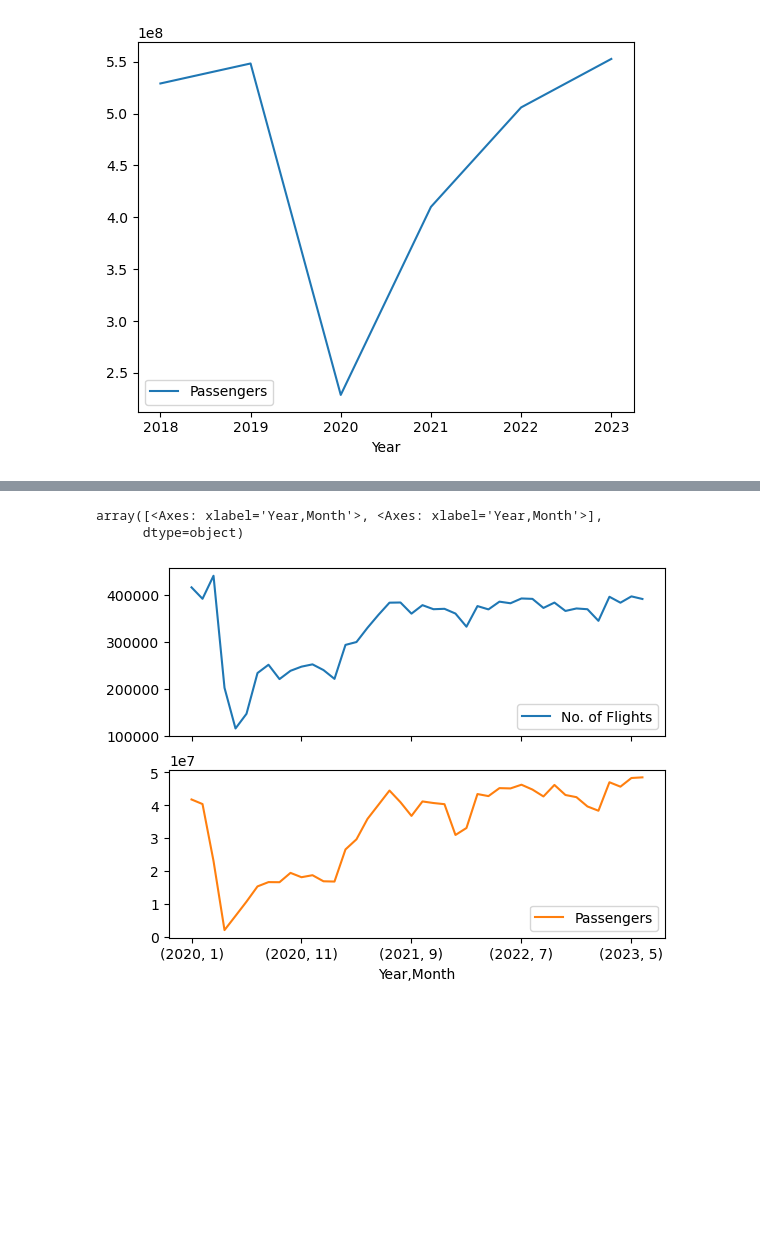
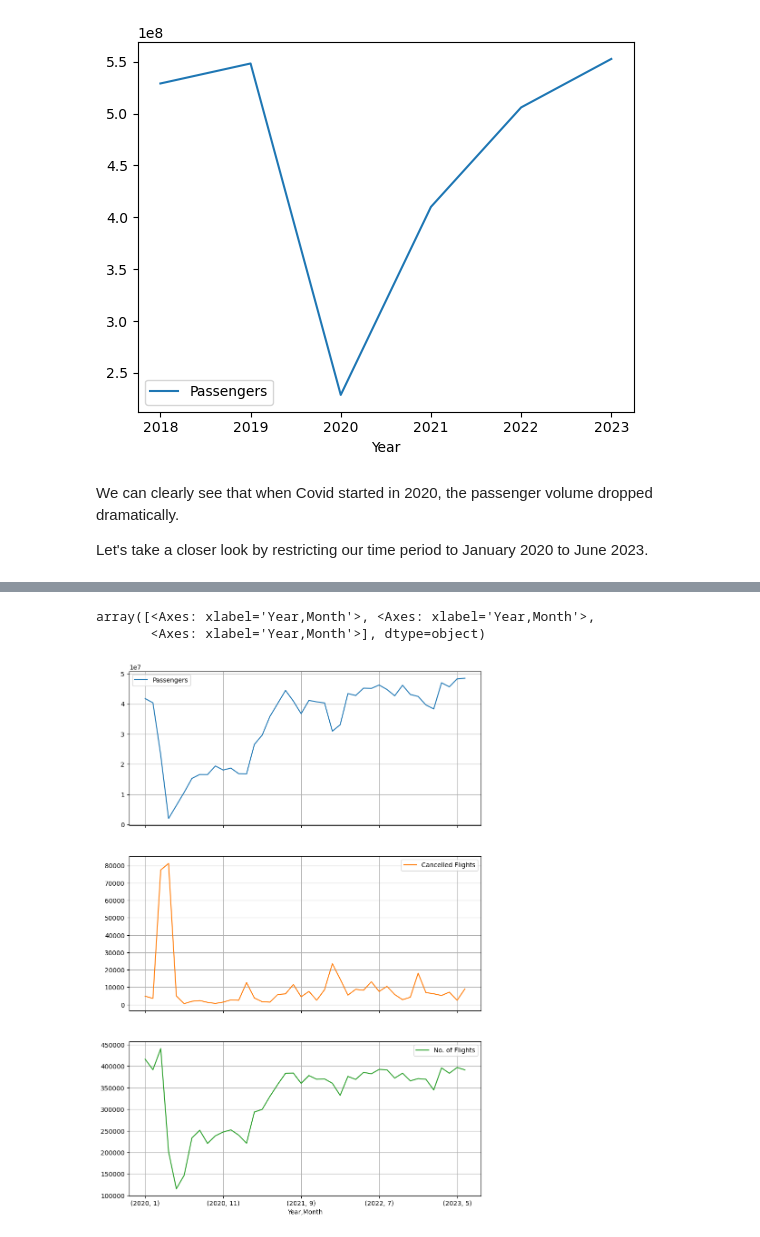
Before and after one commit to silas-ph/Group_6_EDA, a Jupyter notebook: p1_flight_data_analysis.ipynb, the cells around one changed output, grey strips where cells are left out. Drawn from its saved outputs; the diff is of its cells as text; code cells hidden in the pictures; blank space fills up the shorter version.

```diff
--- a/p1_flight_data_analysis.ipynb
+++ b/p1_flight_data_analysis.ipynb
@@ -612,12 +518,9 @@ dtype: int64
 # %% [markdown]
 ## 3.1. Calculate the Average Arrival Delay by Year, Month and Airport
 # %%
-# Retrieve the arrival delay, 'arrdelayminutes' and drop any rows with invalid values
-df_delay = df_flights[['year', 'month', 'dest', 'arrdelayminutes']].dropna()
+# Retrieve the arrival delay, 'arrdelayminutes', and average over 'year', 'month', 'dest'
+df_delay_mean = df_flights[['year', 'month', 'dest', 'arrdelayminutes']].groupby(['year', 'month', 'dest']).mean()
 # display(df_delay.head())
-
-# Average over 'year', 'month', 'dest'.
-df_delay_mean = df_delay.groupby(['year', 'month', 'dest']).mean()
 
 # Merge average delay on arrival to the flights summary DataFrame
 df_flights_summary = pd.merge(df_flights_summary, df_delay_mean,
@@ -643,13 +546,12 @@ To calculate the cancellations we sum over the 'cancelled' column of the 'df_fli
 since, according to the data dictionary, it has a value of 1 when a flight is cancelled and a value
 of 0 if it is not cancelled.
 # %%
-# Retrieve and sum over the cancelled flights.
-df_cancelled = df_flights[['year', 'month', 'dest', 'cancelled']].groupby(['year', 'month', 'dest']).sum()
-display(df_cancelled.head())
-display(df_cancelled.tail())
+# Retrieve the cancelled flights and sum over 'year', 'month', 'dest'.
+df_cancelled_sum = df_flights[['year', 'month', 'dest', 'cancelled']].groupby(['year', 'month', 'dest']).sum()
+# display(df_cancelled_sum.head())
 
 # Merge cancelled flights to the flights summary DataFrame
-df_flights_summary = pd.merge(df_flights_summary, df_cancelled,
+df_flights_summary = pd.merge(df_flights_summary, df_cancelled_sum,
                               how='inner',
                               on=['year', 'month', 'dest'])
 display(df_flights_summary.head())
@@ -992,3 +890,8 @@ None
 | 2 | 2018 | 1 | 1 | 2018-01 | BNA | Nashville | TN | 5789 | 483139 | ... |
 | 3 | 2018 | 1 | 1 | 2018-01 | BOS | Boston | MA | 11306 | 1027783 | ... |
 | 4 | 2018 | 1 | 1 | 2018-01 | BWI | Baltimore | MD | 8560 | 882892 | ... |
+# %%
+# Add a column passengers per flight
+df_summary['Passengers per Flight'] = df_summary['Passengers']/df_summary['No. of Flights']
+display(df_summary.info())
+display(df_summary.head())
@@ -1000,11 +928,15 @@ df_summary[['Year', 'Passengers']].groupby(['Year']).sum().plot()
 # %% [output]
 <Axes: xlabel='Year'>
 [figure]
+# %% [markdown]
+We can clearly see that when Covid started in 2020, the passenger volume dropped dramatically.
+
+Let's take a closer look by restricting our time period to January 2020 to June 2023.
 # %%
-# Zoom into years 2020-2022 since Covid 19 restrictions started in 2020 and passenger numbers had pretty much recovered at the end of 2022.
-df_year = df_summary.loc[(df_summary['Year-Month']>'2019-12') & (df_summary['Year-Month']<'2023-07')]
-display(df_year.head())
-display(df_year.tail())
+# Create DataFrame for time period January 2020 to June 2023.
+df_covid = df_summary.loc[(df_summary['Year-Month']>'2019-12') & (df_summary['Year-Month']<'2023-07')]
+display(df_covid.head())
+display(df_covid.tail())
 # %% [output]
 |  | Year | Quarter | Month | Year-Month | Airport | City | State | No. of Flights | Passengers | ... |
 | 720 | 2020 | 1 | 1 | 2020-01 | ATL | Atlanta | GA | 32197 | 3530955 | ... |
@@ -1019,13 +951,14 @@ display(df_year.tail())
 | 1978 | 2023 | 2 | 6 | 2023-06 | SLC | Salt Lake City | UT | 9124 | 1077389 | ... |
 | 1979 | 2023 | 2 | 6 | 2023-06 | TPA | Tampa | FL | 6196 | 915150 | ... |
 # %%
-# Plot the number of flights and the number of passengers for every month between
-# January of 2020 and December of 2022
-df_monthly_sums = df_year[['Year',
-                           'Month',
-                           'No. of Flights',
-                           'Passengers']].groupby(['Year','Month']).sum()
+# Plot the number of flights, the number of passengers and the number of cancelled flights for every month between
+# January of 2020 and June of 2023
+df_monthly_sums = df_covid[['Year',
+                            'Month',
+                            'Passengers',
+                            'Cancelled Flights',
+                            'No. of Flights']].groupby(['Year','Month']).sum()
 display(df_monthly_sums)
 
-df_monthly_sums.plot(subplots=True)
+df_monthly_sums.plot(subplots=True, grid=True, figsize=(10,15))
 # %% [output]
@@ -1050,4 +983,4 @@ df_monthly_sums.plot(subplots=True)
-array([<Axes: xlabel='Year,Month'>, <Axes: xlabel='Year,Month'>],
-      dtype=object)
+array([<Axes: xlabel='Year,Month'>, <Axes: xlabel='Year,Month'>,
+       <Axes: xlabel='Year,Month'>], dtype=object)
-[figure, old version]
+[figure, new version]
 # %%
```
Also changed, not shown: parts of 46 cells of this notebook.
